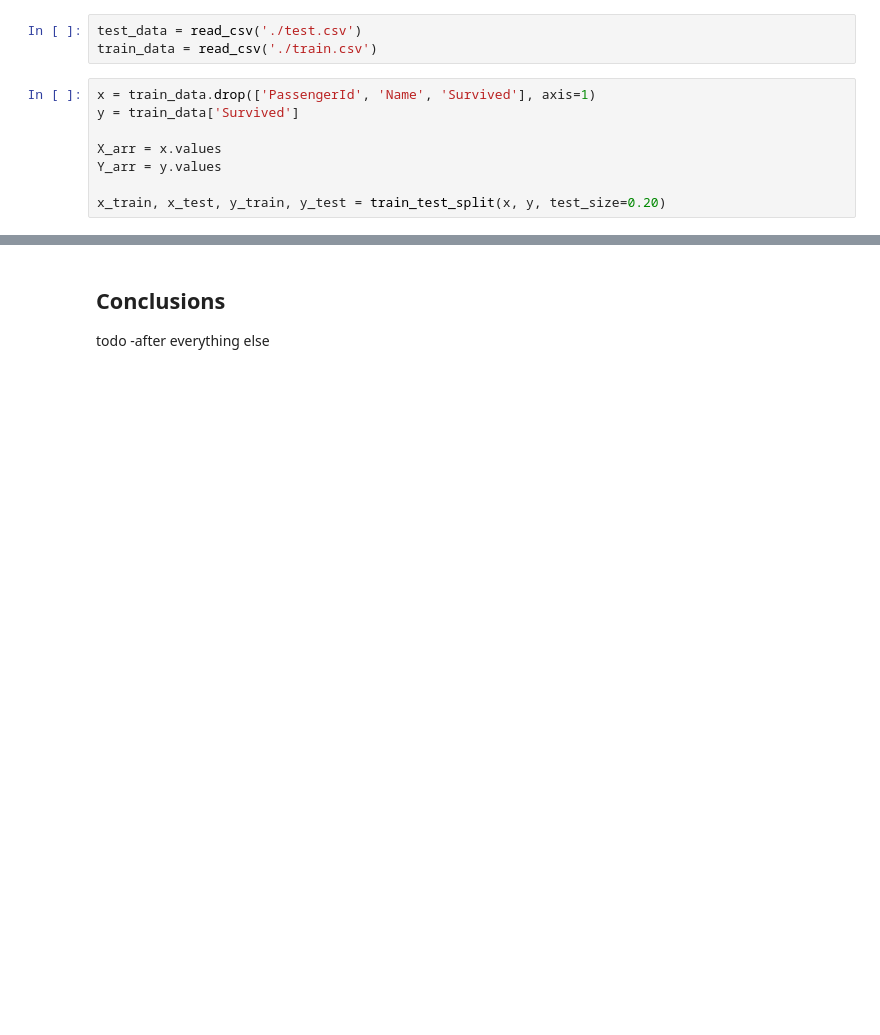
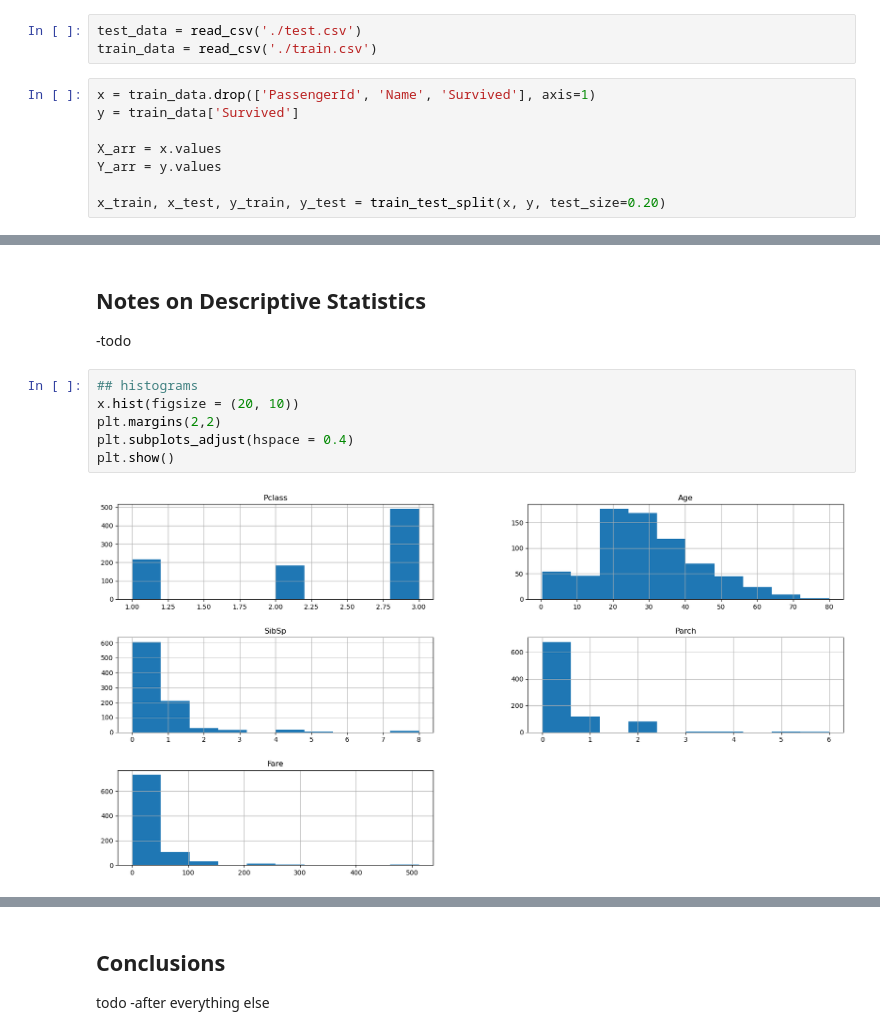
Before and after one commit to aelichung/ml-titanic, a Jupyter notebook: CIS053 Final - ML titanic.ipynb, the cells around one changed output, grey strips where cells are left out. Drawn from its saved outputs; the diff is of its cells as text; blank space fills up the shorter version.

```diff
--- a/CIS053 Final - ML titanic.ipynb
+++ b/CIS053 Final - ML titanic.ipynb
@@ -70,0 +87,11 @@ x_train, x_test, y_train, y_test = train_test_split(x, y, test_size=0.20)
+# %% [markdown]
+## Notes on Descriptive Statistics
+-todo
+# %%
+## histograms
+x.hist(figsize = (20, 10))
+plt.margins(2,2)
+plt.subplots_adjust(hspace = 0.4)
+plt.show()
+# %% [output]
+[figure, added]
```
Also changed, not shown: parts of 4 cells of this notebook.
